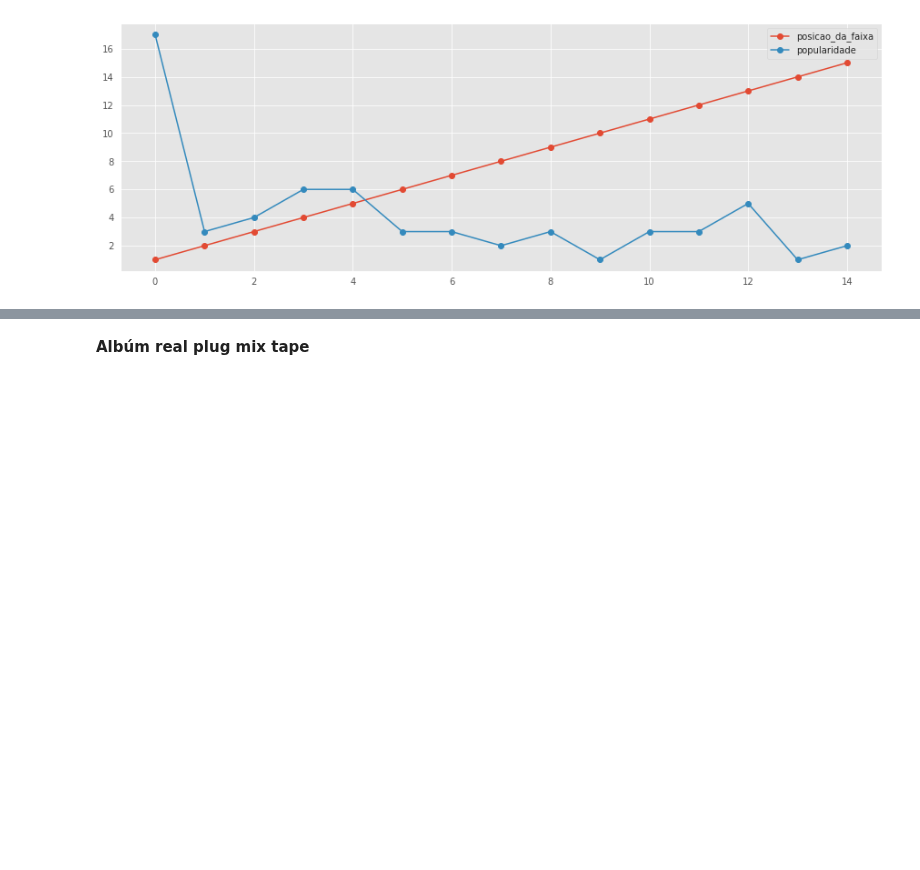
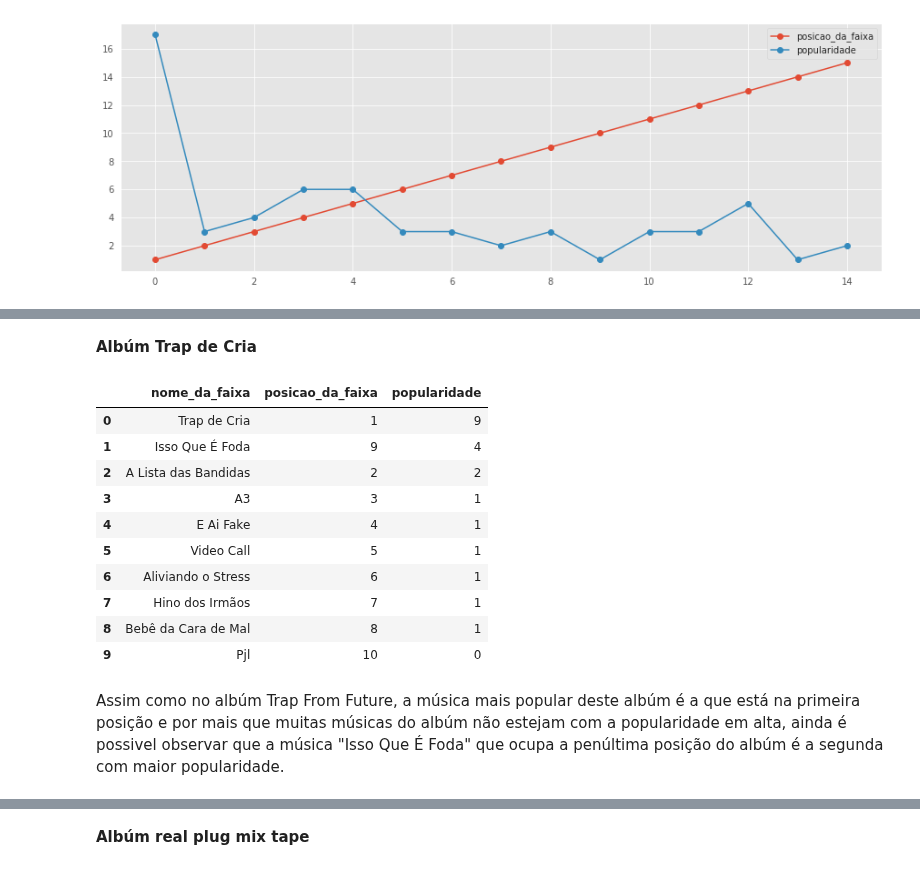
Before and after one commit to luislauriano/Data_Science, a Jupyter notebook: Projeto_construcao.ipynb, the cells around one changed output, grey strips where cells are left out. Drawn from its saved outputs; the diff is of its cells as text; code cells hidden in the pictures; blank space fills up the shorter version.

```diff
--- a/Projeto_construcao.ipynb
+++ b/Projeto_construcao.ipynb
@@ -854,0 +843,19 @@ contexto
+# %% [markdown]
+**Albúm Trap de Cria**
+# %%
+#Popularidade e posição das músicas do albúm Trap de Cria
+tcm[['nome_da_faixa', 'posicao_da_faixa', 'popularidade']].sort_values(ascending=False, by='popularidade').reset_index(drop=True)
+# %% [output]
+|  | nome_da_faixa | posicao_da_faixa | popularidade |
+| 0 | Trap de Cria | 1 | 9 |
+| 1 | Isso Que É Foda | 9 | 4 |
+| 2 | A Lista das Bandidas | 2 | 2 |
+| 3 | A3 | 3 | 1 |
+| 4 | E Ai Fake | 4 | 1 |
+| 5 | Video Call | 5 | 1 |
+| 6 | Aliviando o Stress | 6 | 1 |
+| 7 | Hino dos Irmãos | 7 | 1 |
+| 8 | Bebê da Cara de Mal | 8 | 1 |
+| 9 | Pjl | 10 | 0 |
+# %% [markdown]
+Assim como no albúm Trap From Future, a música mais popular deste albúm é a que está na primeira posição e por mais que muitas músicas do albúm não estejam com a popularidade em alta, ainda é possivel observar que a música "Isso Que É Foda" que ocupa a penúltima posição do albúm é a segunda com maior popularidade.
```
Also changed, not shown: parts of 35 cells of this notebook.
